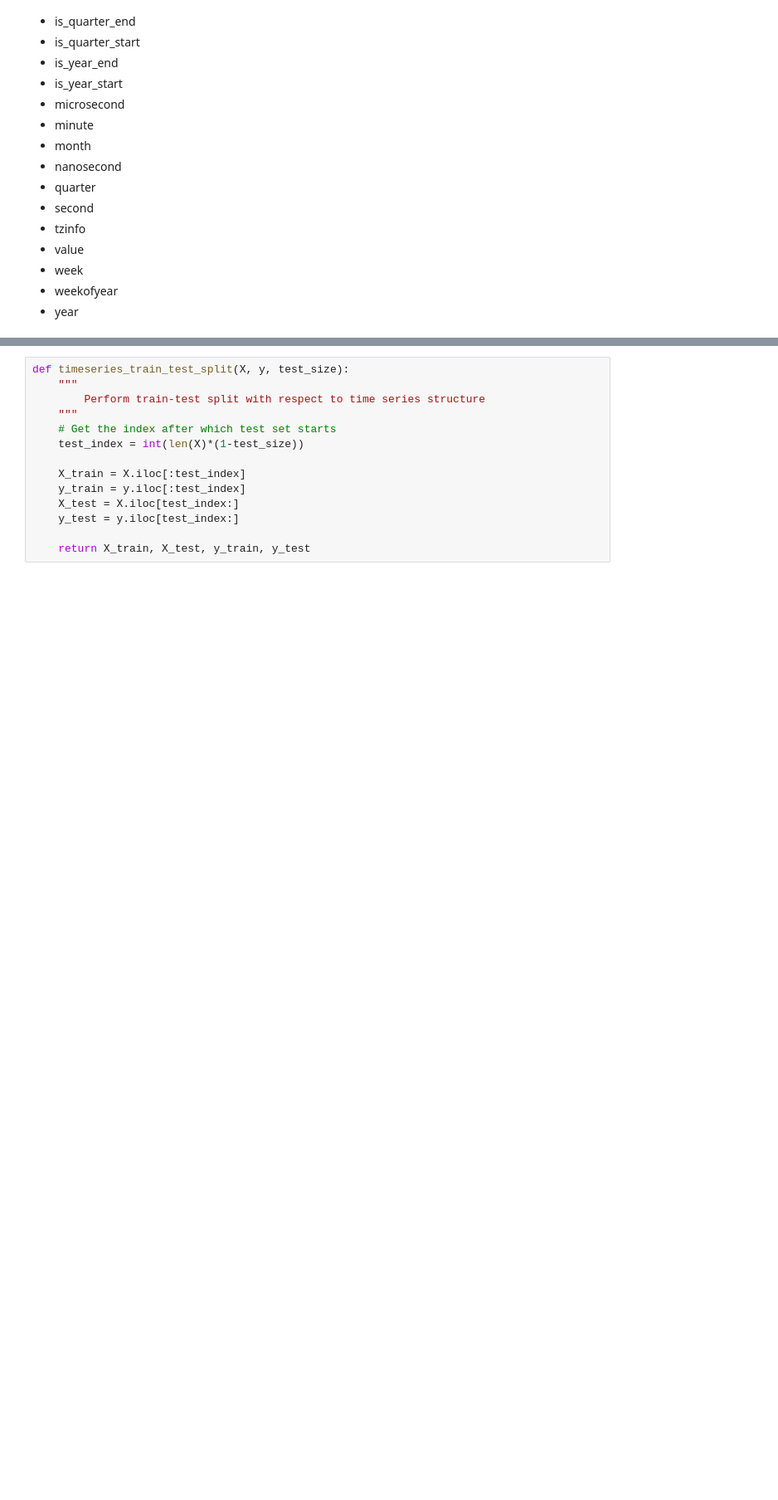
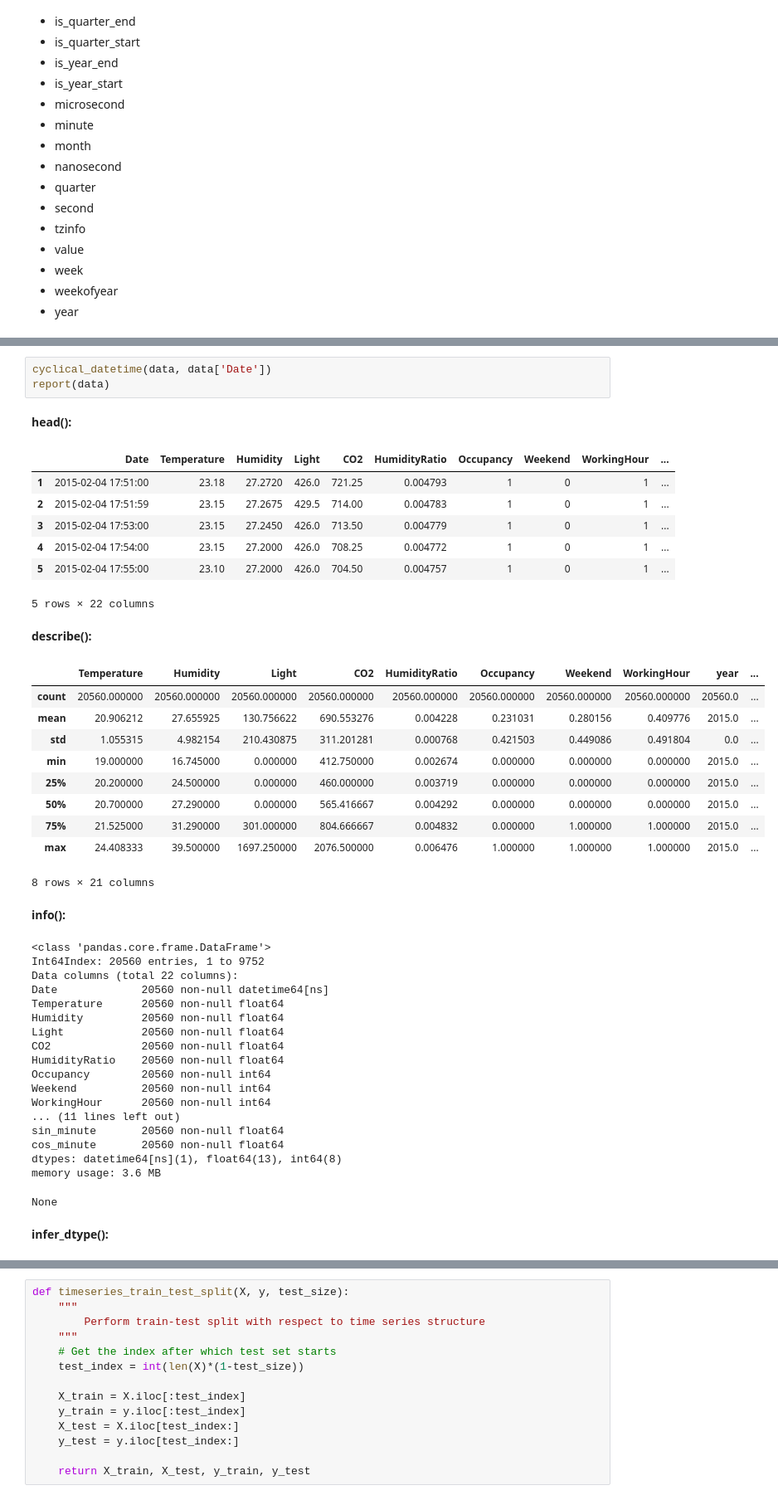
Before and after one commit to yungshun317/sklearn-occupancy-detection-time-series-forecasting, a Jupyter notebook: occupancy_detection_dataset.ipynb, the cells around one changed output, grey strips where cells are left out. Shown at 83% size. Drawn from its saved outputs; the diff is of its cells as text; blank space fills up the shorter version.

```diff
--- a/occupancy_detection_dataset.ipynb
+++ b/occupancy_detection_dataset.ipynb
@@ -1295,3 +1298,46 @@ axes[3, 2].set_aspect('equal')
 plt.tight_layout()
 # %% [output]
 [figure]
+# %%
+cyclical_datetime(data, data['Date'])
+report(data)
+# %% [output]
+<b>head():</b>
+|  | Date | Temperature | Humidity | Light | CO2 | HumidityRatio | Occupancy | Weekend | WorkingHour | ... |
+| 1 | 2015-02-04 17:51:00 | 23.18 | 27.2720 | 426.0 | 721.25 | 0.004793 | 1 | 0 | 1 | ... |
+| 2 | 2015-02-04 17:51:59 | 23.15 | 27.2675 | 429.5 | 714.00 | 0.004783 | 1 | 0 | 1 | ... |
+| 3 | 2015-02-04 17:53:00 | 23.15 | 27.2450 | 426.0 | 713.50 | 0.004779 | 1 | 0 | 1 | ... |
+| 4 | 2015-02-04 17:54:00 | 23.15 | 27.2000 | 426.0 | 708.25 | 0.004772 | 1 | 0 | 1 | ... |
+| 5 | 2015-02-04 17:55:00 | 23.10 | 27.2000 | 426.0 | 704.50 | 0.004757 | 1 | 0 | 1 | ... |
+5 rows × 22 columns
+<b>describe():</b>
+|  | Temperature | Humidity | Light | CO2 | HumidityRatio | Occupancy | Weekend | WorkingHour | year | ... |
+| count | 20560.000000 | 20560.000000 | 20560.000000 | 20560.000000 | 20560.000000 | 20560.000000 | 20560.000000 | 20560.000000 | 20560.0 | ... |
+| mean | 20.906212 | 27.655925 | 130.756622 | 690.553276 | 0.004228 | 0.231031 | 0.280156 | 0.409776 | 2015.0 | ... |
+| std | 1.055315 | 4.982154 | 210.430875 | 311.201281 | 0.000768 | 0.421503 | 0.449086 | 0.491804 | 0.0 | ... |
+| min | 19.000000 | 16.745000 | 0.000000 | 412.750000 | 0.002674 | 0.000000 | 0.000000 | 0.000000 | 2015.0 | ... |
+| 25% | 20.200000 | 24.500000 | 0.000000 | 460.000000 | 0.003719 | 0.000000 | 0.000000 | 0.000000 | 2015.0 | ... |
+| 50% | 20.700000 | 27.290000 | 0.000000 | 565.416667 | 0.004292 | 0.000000 | 0.000000 | 0.000000 | 2015.0 | ... |
+| 75% | 21.525000 | 31.290000 | 301.000000 | 804.666667 | 0.004832 | 0.000000 | 1.000000 | 1.000000 | 2015.0 | ... |
+| max | 24.408333 | 39.500000 | 1697.250000 | 2076.500000 | 0.006476 | 1.000000 | 1.000000 | 1.000000 | 2015.0 | ... |
+8 rows × 21 columns
+<b>info():</b>
+<class 'pandas.core.frame.DataFrame'>
+Int64Index: 20560 entries, 1 to 9752
+Data columns (total 22 columns):
+Date             20560 non-null datetime64[ns]
+Temperature      20560 non-null float64
+Humidity         20560 non-null float64
+Light            20560 non-null float64
+CO2              20560 non-null float64
+HumidityRatio    20560 non-null float64
+Occupancy        20560 non-null int64
+Weekend          20560 non-null int64
+WorkingHour      20560 non-null int64
+... (11 lines left out)
+sin_minute       20560 non-null float64
+cos_minute       20560 non-null float64
+dtypes: datetime64[ns](1), float64(13), int64(8)
+memory usage: 3.6 MB
+None
+<b>infer_dtype():</b>
```
Also changed, not shown: parts of 21 cells of this notebook.
